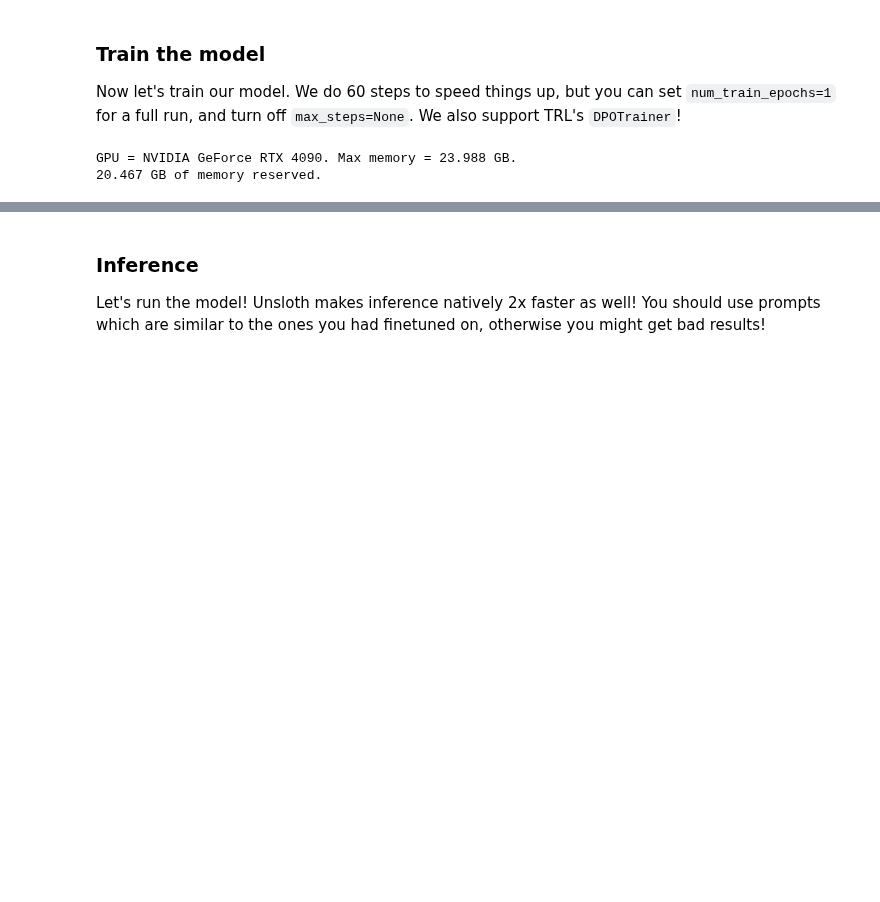
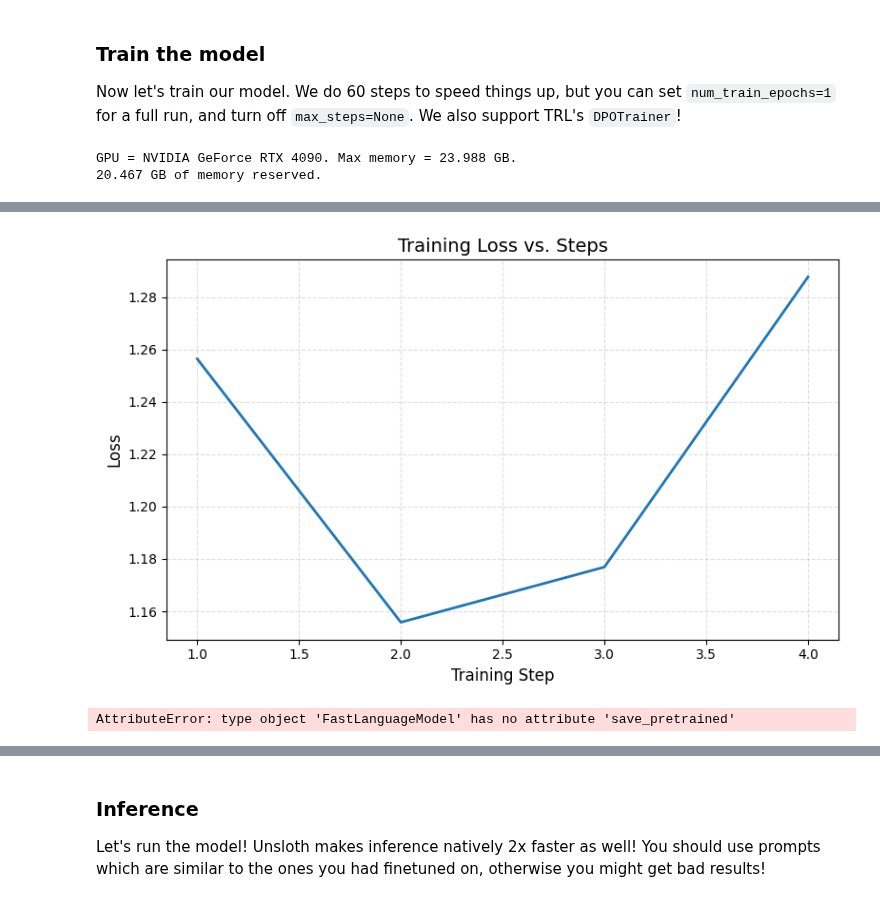
Before and after one commit to Kipung/CSC422_Subliminal_Learning, a Jupyter notebook: TeacherModelGeneration.ipynb, the cells around one changed output, grey strips where cells are left out. Drawn from its saved outputs; the diff is of its cells as text; code cells hidden in the pictures; blank space fills up the shorter version.

```diff
--- a/TeacherModelGeneration.ipynb
+++ b/TeacherModelGeneration.ipynb
@@ -324,3 +317,38 @@ Unsloth: Will smartly offload gradients to save VRAM!
+# %%
+import matplotlib.pyplot as plt
+import pandas as pd
+
+# Convert TRL/Transformers logs to a dataframe
+log_history = trainer.state.log_history
+df = pd.DataFrame(log_history)
+
+# Filter only training loss entries
+loss_df = df[df["loss"].notnull()]
+
+plt.figure(figsize=(8, 5))
+plt.plot(loss_df["step"], loss_df["loss"], marker="", linewidth=2)
+
+plt.title("Training Loss vs. Steps", fontsize=14)
+plt.xlabel("Training Step", fontsize=12)
+plt.ylabel("Loss", fontsize=12)
+plt.grid(True, linestyle="--", alpha=0.4)
+
+plt.tight_layout()
+plt.show()
+# %% [output]
+[figure, added]
+# %%
+from unsloth import FastLanguageModel
+
+FastLanguageModel.save_pretrained(
+    model,
+    tokenizer,
+    save_directory="./teacher_owl_ft_final",  # any new folder name
+)
+
+print("Saved fine-tuned teacher to ./teacher_owl_ft_final")
+# %% [output]
+AttributeError: type object 'FastLanguageModel' has no attribute 'save_pretrained'
 # %%
 # @title Show final memory and time stats
 used_memory = round(torch.cuda.max_memory_reserved() / 1024 / 1024 / 1024, 3)
```
Also changed, not shown: parts of 12 cells of this notebook, 45 other files.
